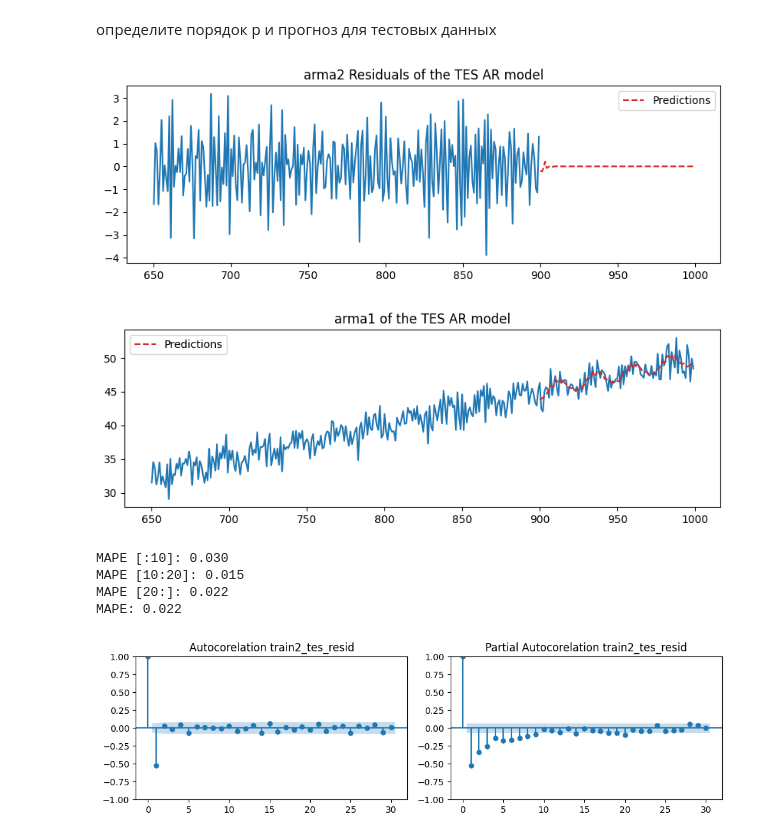
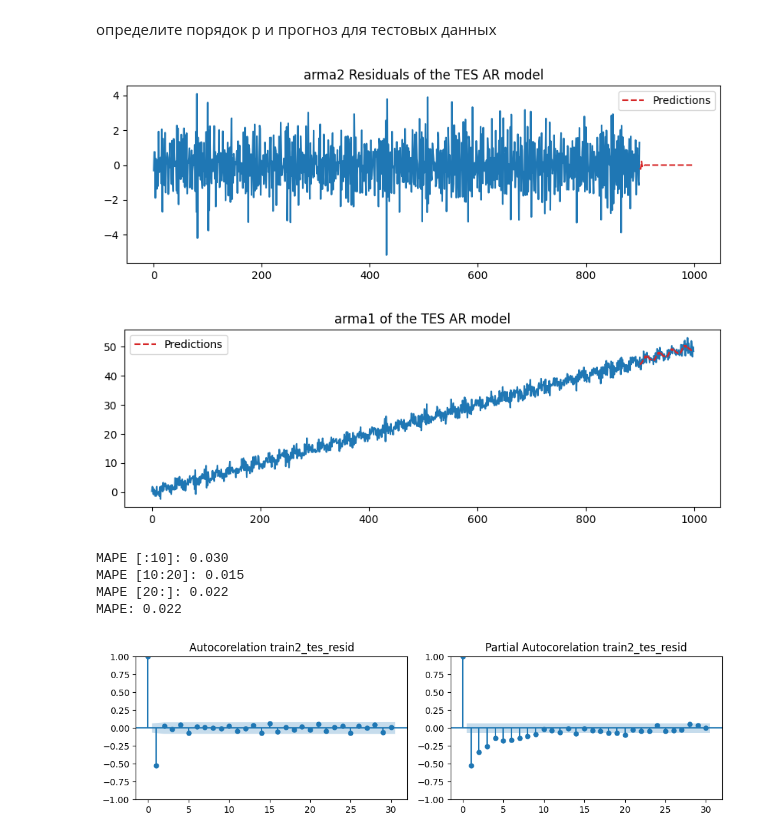
Before and after one commit to IamPMelnikov/timeseries, a Jupyter notebook: lab4 (7).ipynb, the cells around one changed output. Drawn from its saved outputs; the diff is of its cells as text; code cells hidden in the pictures.

```diff
--- a/lab4 (7).ipynb
+++ b/lab4 (7).ipynb
@@ -960,0 +956,2 @@ plt.show()
+# %%
+run_sequence_plot(time2, arma_ts2,"time_ts2")
@@ -1176,19 +1198,19 @@ ar_model_train2_tes_fit = ar_model_train2_tes.fit() # Fit the model
 # %%
 resid_ar_preds_train2_tes = ar_model_train2_tes_fit.forecast(steps=len(test2))
 
 plt.figure(figsize=(10,3))
-plt.plot(time2[650:-len(test2)],train2_tes_resid[650:])
+plt.plot(time2[:-len(test2)],train2_tes_resid)
 plt.plot(time2[-len(test2):], resid_ar_preds_train2_tes, label='Predictions', linestyle='--', color='tab:red')
 plt.title('arma2 Residuals of the TES AR model')
 plt.legend()
 plt.show();
 # %% [output]
-[figure, old version]
+[figure, new version]
 # %%
 ar_preds_train2_tes = train2_tes_model.forecast(len(test2)) + resid_ar_preds_train2_tes
 
 plt.figure(figsize=(10,3))
-plt.plot(time2[650:],arma_ts2[650:])
+plt.plot(time2,arma_ts2)
 plt.plot(time2[-len(test2):], ar_preds_train2_tes, label='Predictions', linestyle='--', color='tab:red')
 plt.title('arma1 of the TES AR model')
 plt.legend()
@@ -1200,7 +1222,7 @@ print(f"MAPE [10:20]: {mean_absolute_percentage_error(test2[10:20],ar_preds_trai
 print(f"MAPE [20:]: {mean_absolute_percentage_error(test2[20:],ar_preds_train2_tes[20:]):.3f}")
 print(f"MAPE: {mean_absolute_percentage_error(test2,ar_preds_train2_tes):.3f}")
 # %% [output]
-[figure, old version]
+[figure, new version]
 MAPE [:10]: 0.030
 MAPE [10:20]: 0.015
 MAPE [20:]: 0.022
```
Also changed, not shown: parts of 18 cells of this notebook.
